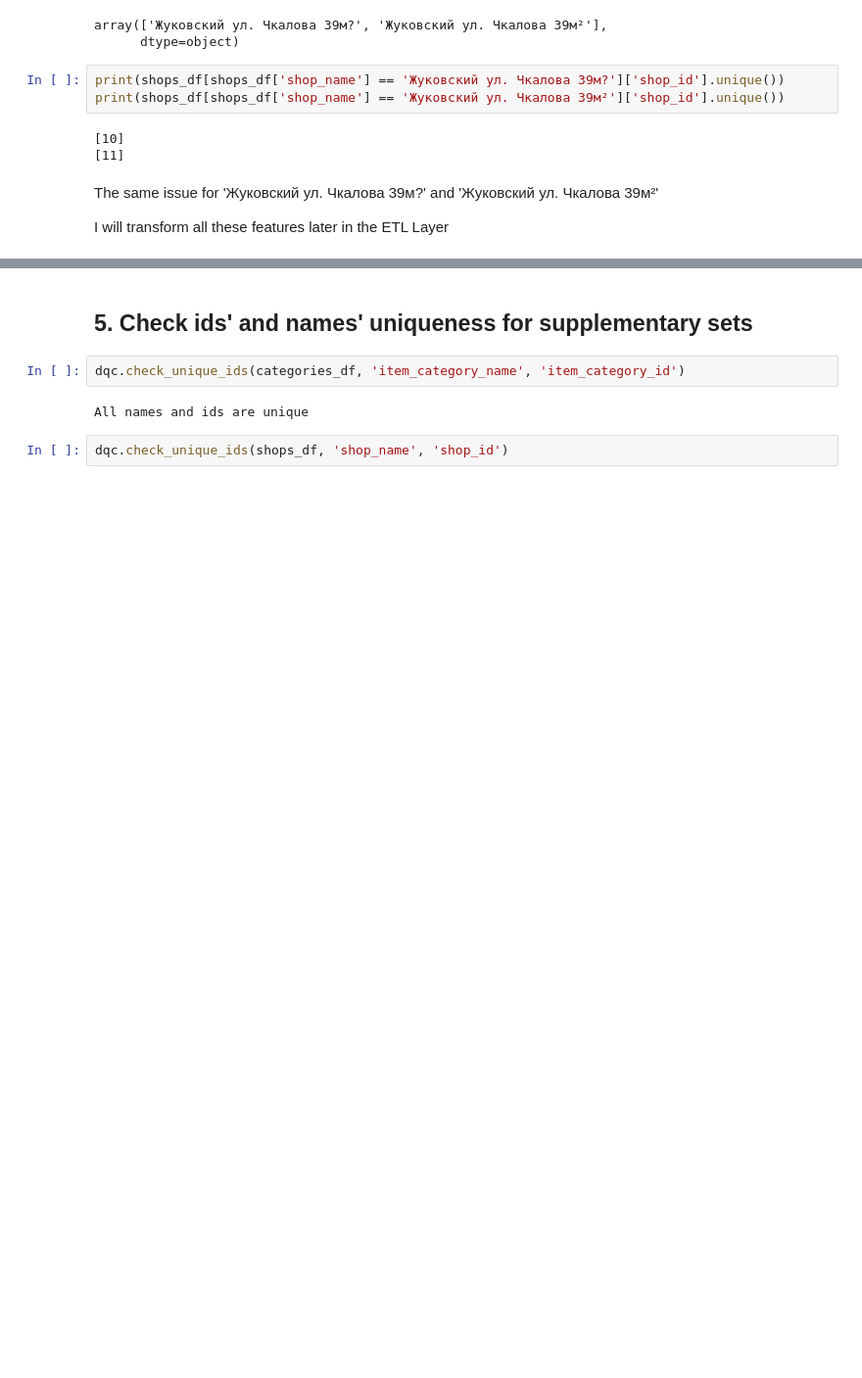
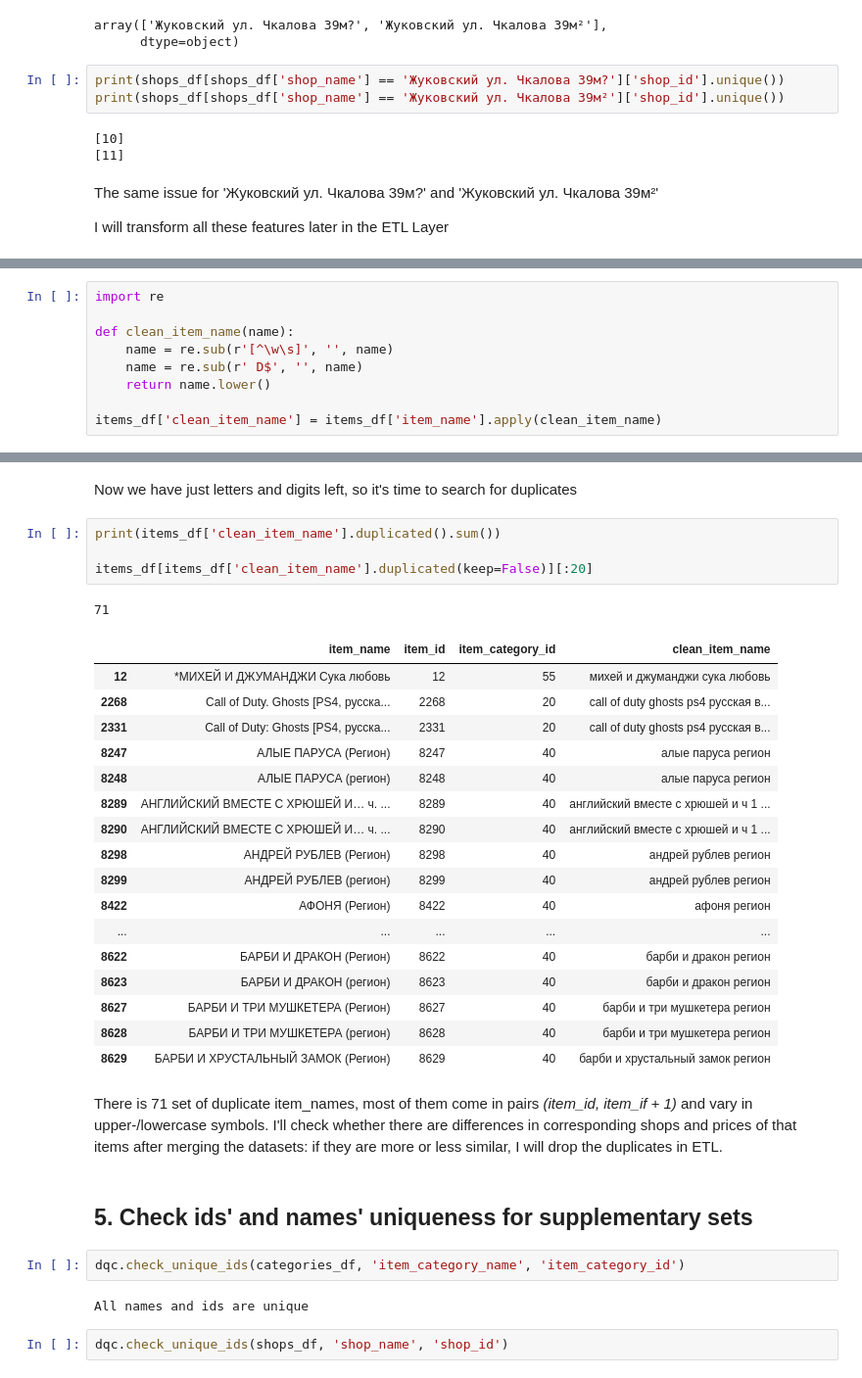
Before and after one commit to Alexennk/ml-ds-practice, a Jupyter notebook: notebooks/dqc_notebook.ipynb, the cells around one changed output, grey strips where cells are left out. Shown at 98% size. Drawn from its saved outputs; the diff is of its cells as text; blank space fills up the shorter version.

Commit message:
DS-1.2 EDA
Changes:
- cleaned the item_name feature and found duplicate names in dqc_notebook
- analyzed duplicate names, dropped them and fixed corresponding item_ids in other datasets

```diff
--- a/notebooks/dqc_notebook.ipynb
+++ b/notebooks/dqc_notebook.ipynb
@@ -380,0 +398,9 @@ I will transform all these features later in the ETL Layer
+# %%
+import re
+
+def clean_item_name(name):
+    name = re.sub(r'[^\w\s]', '', name)
+    name = re.sub(r' D$', '', name)
+    return name.lower()
+
+items_df['clean_item_name'] = items_df['item_name'].apply(clean_item_name)
@@ -381,3 +416,30 @@ I will transform all these features later in the ETL Layer
+# %% [markdown]
+Now we have just letters and digits left, so it's time to search for duplicates
+# %%
+print(items_df['clean_item_name'].duplicated().sum())
+
+items_df[items_df['clean_item_name'].duplicated(keep=False)][:20]
+# %% [output]
+71
+|  | item_name | item_id | item_category_id | clean_item_name |
+| 12 | *МИХЕЙ И ДЖУМАНДЖИ Сука любовь | 12 | 55 | михей и джуманджи сука любовь |
+| 2268 | Call of Duty. Ghosts [PS4, русска... | 2268 | 20 | call of duty ghosts ps4 русская в... |
+| 2331 | Call of Duty: Ghosts [PS4, русска... | 2331 | 20 | call of duty ghosts ps4 русская в... |
+| 8247 | АЛЫЕ ПАРУСА (Регион) | 8247 | 40 | алые паруса регион |
+| 8248 | АЛЫЕ ПАРУСА (регион) | 8248 | 40 | алые паруса регион |
+| 8289 | АНГЛИЙСКИЙ ВМЕСТЕ С ХРЮШЕЙ И… ч. ... | 8289 | 40 | английский вместе с хрюшей и ч 1 ... |
+| 8290 | АНГЛИЙСКИЙ ВМЕСТЕ С ХРЮШЕЙ И… ч. ... | 8290 | 40 | английский вместе с хрюшей и ч 1 ... |
+| 8298 | АНДРЕЙ РУБЛЕВ (Регион) | 8298 | 40 | андрей рублев регион |
+| 8299 | АНДРЕЙ РУБЛЕВ (регион) | 8299 | 40 | андрей рублев регион |
+| 8422 | АФОНЯ (Регион) | 8422 | 40 | афоня регион |
+| ... | ... | ... | ... | ... |
+| 8622 | БАРБИ И ДРАКОН (Регион) | 8622 | 40 | барби и дракон регион |
+| 8623 | БАРБИ И ДРАКОН (регион) | 8623 | 40 | барби и дракон регион |
+| 8627 | БАРБИ И ТРИ МУШКЕТЕРА (Регион) | 8627 | 40 | барби и три мушкетера регион |
+| 8628 | БАРБИ И ТРИ МУШКЕТЕРА (регион) | 8628 | 40 | барби и три мушкетера регион |
+| 8629 | БАРБИ И ХРУСТАЛЬНЫЙ ЗАМОК (Регион) | 8629 | 40 | барби и хрустальный замок регион |
+# %% [markdown]
+There is 71 set of duplicate item_names, most of them come in pairs *(item_id, item_if + 1)* and vary in upper-/lowercase symbols. I'll check whether there are differences in corresponding shops and prices of that items after merging the datasets: if they are more or less similar, I will drop the duplicates in ETL.
 # %% [markdown]
 ## 5. Check ids' and names' uniqueness for supplementary sets
 # %%
```
Also changed, not shown: parts of 8 cells of this notebook, 1 other file.
